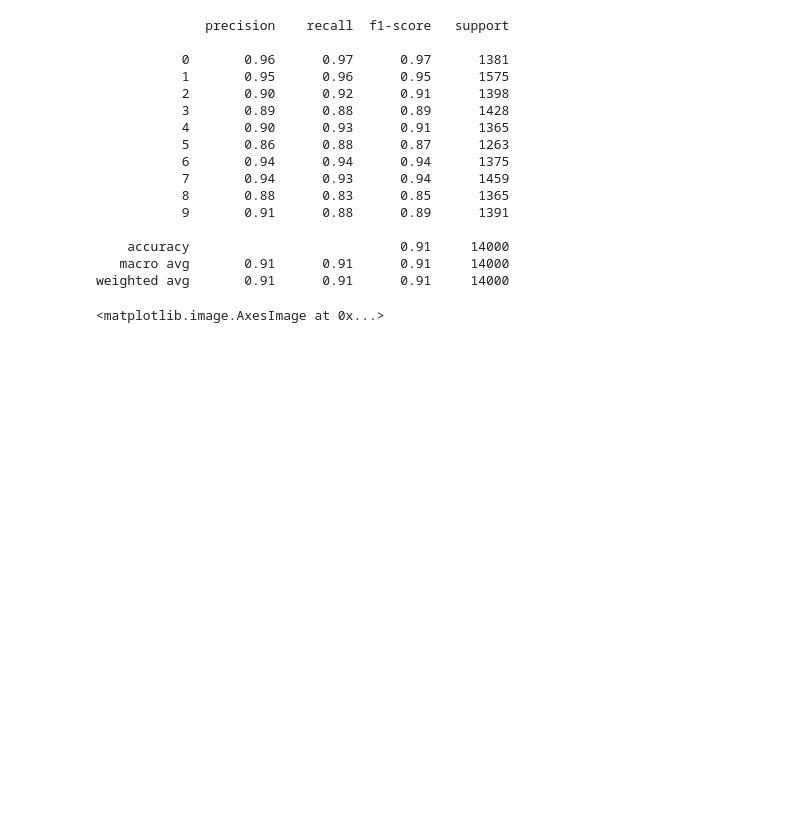
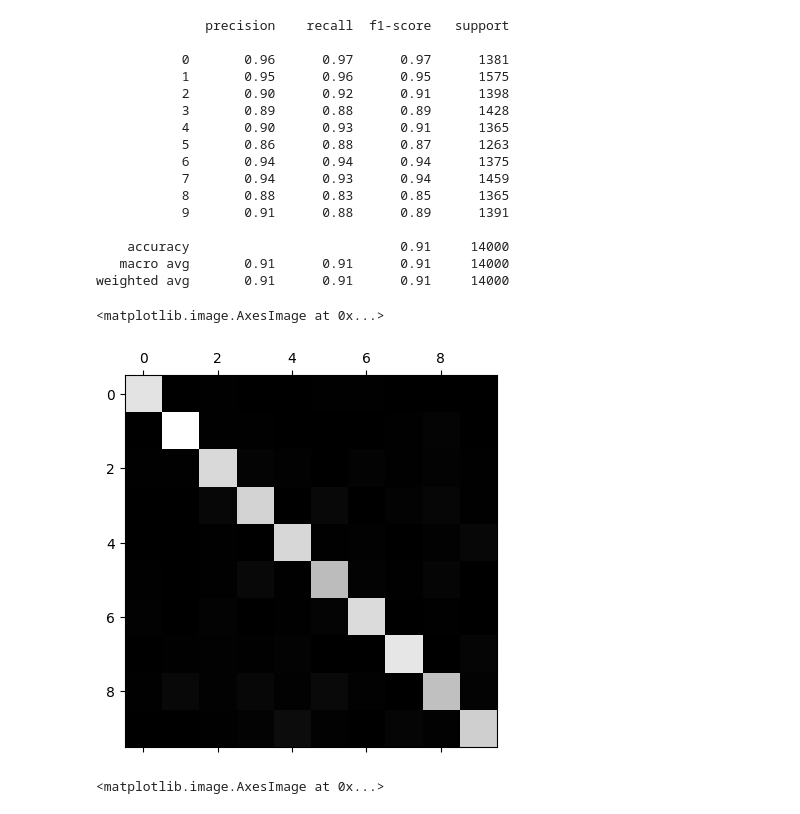
Before and after one commit to lokaimoma/DIscriminant-Analysis, a Jupyter notebook: linear_discriminant_analysis_mnist.ipynb, the cells around one changed output. Saved outputs shown, nothing was run; the diff lists cells and outputs as text; code cells hidden in the pictures; blank space fills up the shorter version.

Commit message:
Add plain confusion matrix with no mods

```diff
--- a/linear_discriminant_analysis_mnist.ipynb
+++ b/linear_discriminant_analysis_mnist.ipynb
@@ -118,6 +118,11 @@ print(classification_rep)
     accuracy                           0.91     14000
    macro avg       0.91      0.91      0.91     14000
 weighted avg       0.91      0.91      0.91     14000
+# %%
+pyplot.matshow(conf_matrix, cmap=pyplot.cm.gray)
+# %% [output]
+<matplotlib.image.AxesImage at 0x...>
+[figure, added]
 # %%
 row_sums = conf_matrix.sum(axis=1, keepdims=True)
 norm_conf_matrix = conf_matrix / row_sums
```
Also changed, not shown: parts of 1 cell of this notebook.
